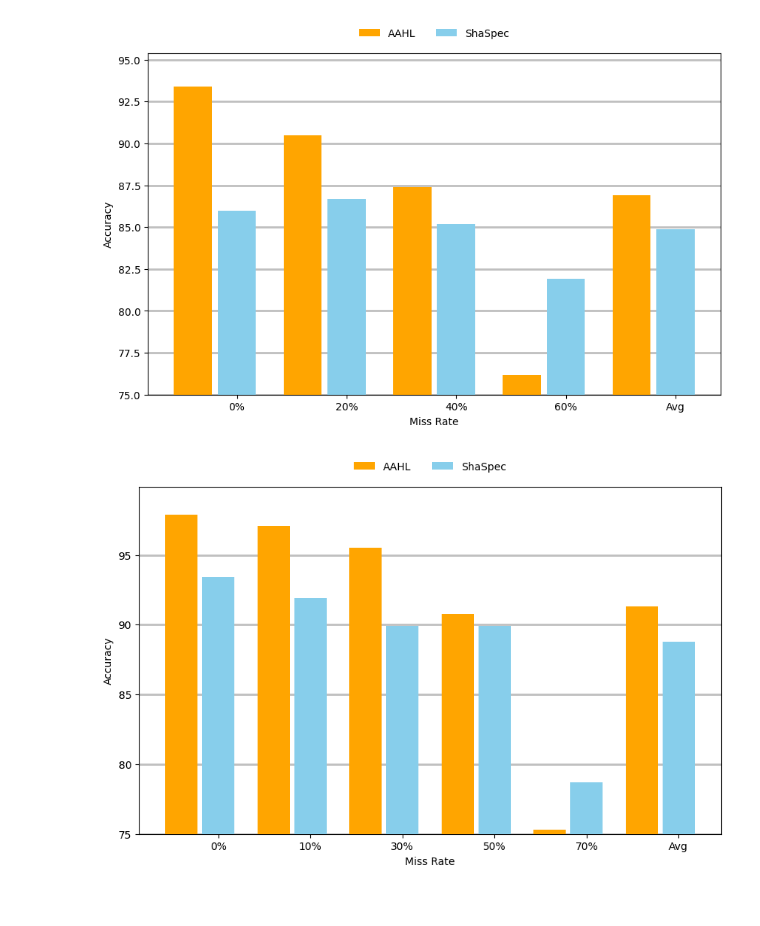
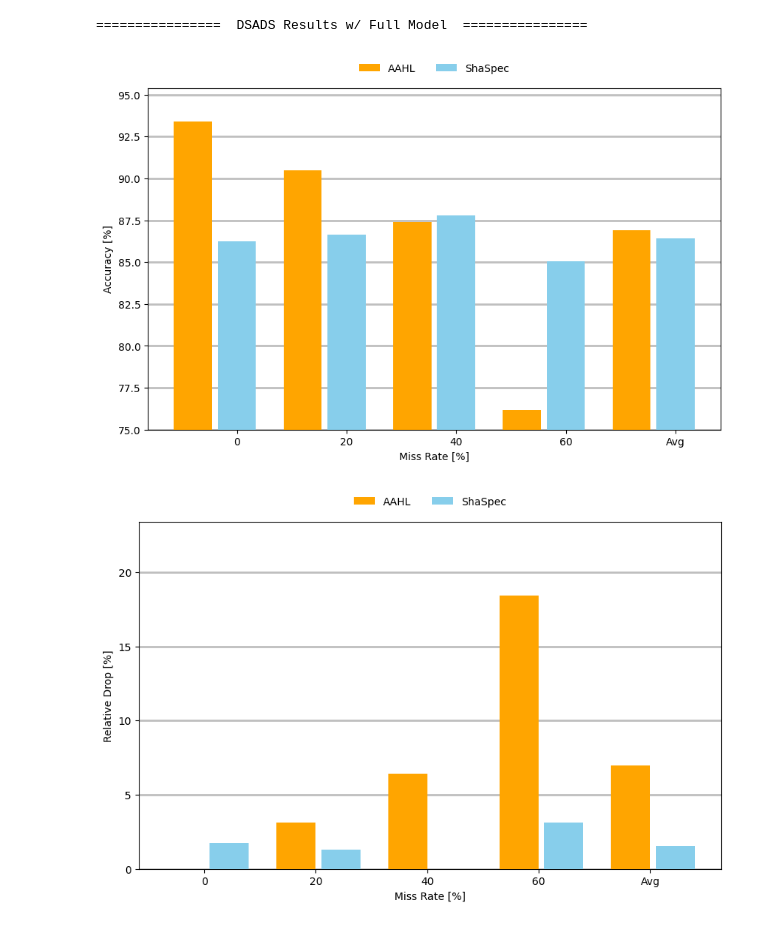
Before and after one commit to probstlukas/shaspec-har, a Jupyter notebook: plot_results.ipynb, the cells around one changed output. Cells and saved outputs as stored; diff of their text form; code cells hidden in the pictures.

Commit message:
Refactor results plotting and add ablation study comparison

```diff
--- a/plot_results.ipynb
+++ b/plot_results.ipynb
@@ -40,20 +145,21 @@ def plot_results_comparison(dataset, categories, AAHL_values, ShaSpec_values):
-# %%
-# DSADS results
-dataset = "DSADS"
-categories = ['0%', '20%', '40%', '60%', 'Avg']
-AAHL_values = [93.4, 90.5, 87.4, 76.2, 86.9]
-ShaSpec_values = [86, 86.7, 85.2, 81.9, 84.9]
-
-plot_results_comparison(dataset, categories, AAHL_values, ShaSpec_values)
-# %% [output]
-[figure, removed]
-# %%
-# REALDISP results
-dataset = "REALDISP"
-categories = ['0%', '10%', '30%', '50%', '70%', 'Avg']
-AAHL_values = [97.9, 97.1, 95.5, 90.8, 75.3, 91.3]
-ShaSpec_values = [93.4, 91.9, 89.9, 89.9, 78.7, 88.8]
-
-plot_results_comparison(dataset, categories, AAHL_values, ShaSpec_values)
-# %% [output]
-[figure, removed]
+# %%
+# Baseline accuracy values
+AAHL_acc_dsads = [93.4, 90.5, 87.4, 76.2, 86.9]
+AAHL_acc_realdisp = [97.9, 97.1, 95.5, 90.8, 75.3, 91.3]
+
+df_full_model = pd.read_csv('results_full_model.csv')
+df_ablate_missmodgen = pd.read_csv('results_ablate_missmodgen.csv')
+df_ablate_shaenc = pd.read_csv('results_ablate_shaenc.csv')
+# %%
+dataset = "DSADS"
+
+categories_dsads, ShaSpec_values_dsads = get_shaspec_results(dataset, df_full_model)
+# %%
+print("=" * 16, f" {dataset} Results w/ Full Model ", "=" * 16)
+plot_results_comparison(dataset, categories_dsads, AAHL_acc_dsads, ShaSpec_values_dsads)
+plot_relative_drop_comparison(dataset, categories_dsads, AAHL_acc_dsads, ShaSpec_values_dsads)
+plot_robustness_index_comparison(dataset, categories_dsads, AAHL_acc_dsads, ShaSpec_values_dsads)
+# %% [output]
+================  DSADS Results w/ Full Model  ================
+[figure, added]
+[figure, added]
```
Also changed, not shown: parts of 14 cells of this notebook.
